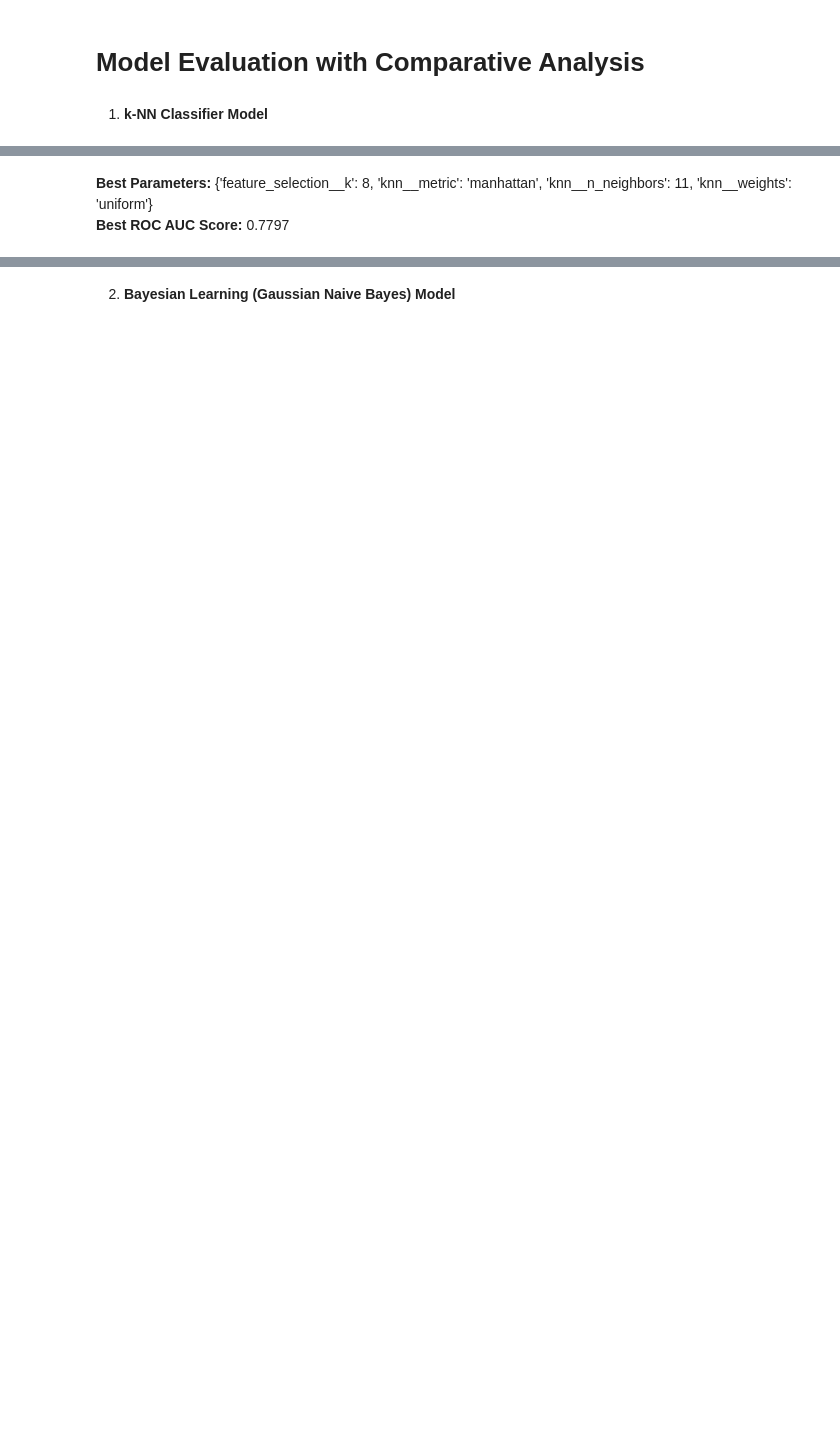
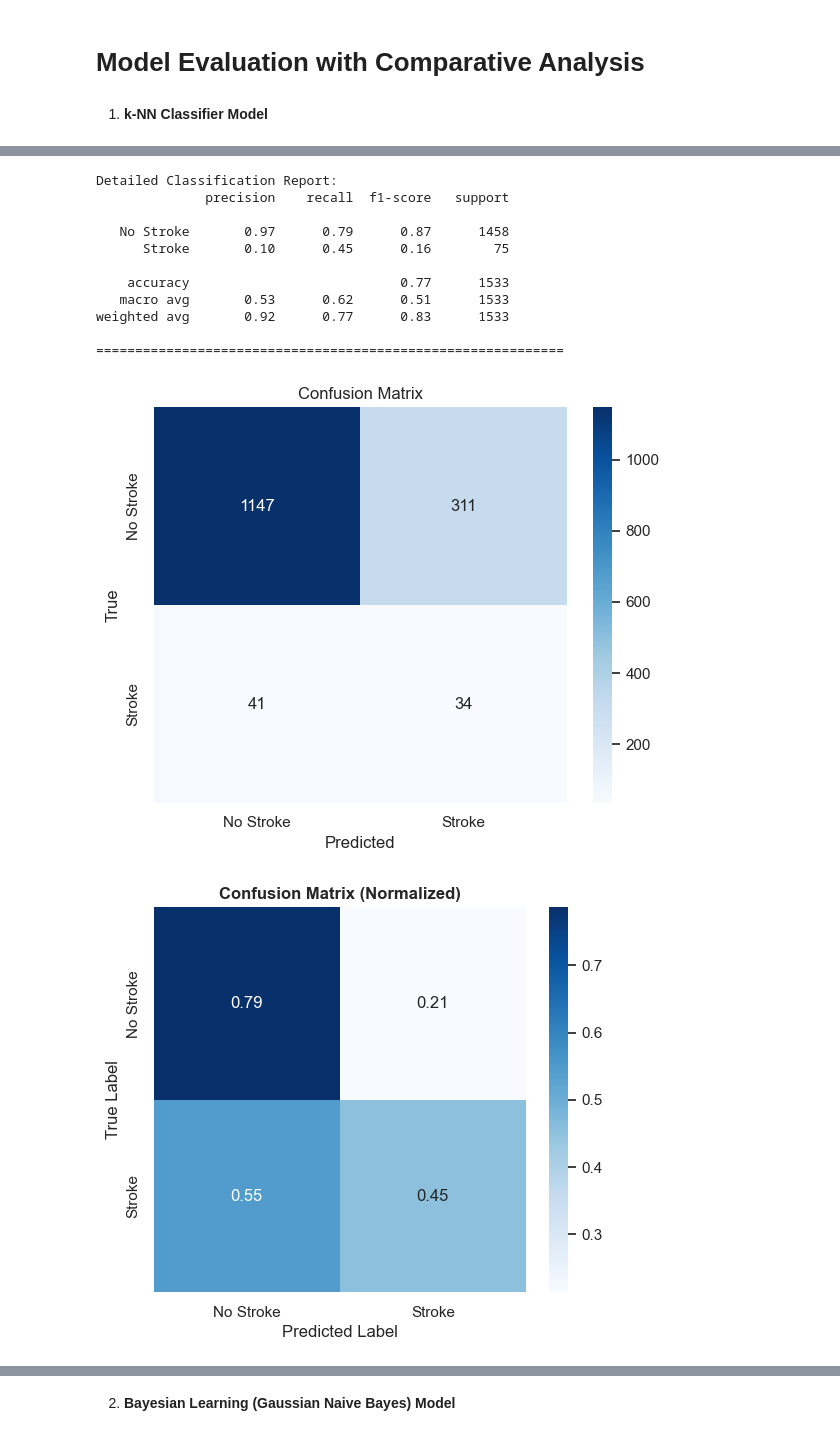
Before and after one commit to anuranjani23/stroke-prediction-model, a Jupyter notebook: stroke-prediction-project/notebooks/03_model_comparison.ipynb, the cells around one changed output, grey strips where cells are left out. Drawn from its saved outputs; the diff is of its cells as text; code cells hidden in the pictures; blank space fills up the shorter version.

```diff
--- a/stroke-prediction-project/notebooks/03_model_comparison.ipynb
+++ b/stroke-prediction-project/notebooks/03_model_comparison.ipynb
@@ -32,2 +144,8 @@ X_train, X_valid, y_train, y_valid = train_test_split(X_temp, y_temp, test_size=
+# %%
+
+X_train = pd.read_csv(os.path.join(BASE_DIR, 'stroke-prediction-project', 'data', 'processed', 'X_train_resampled.csv'))
+y_train = pd.read_csv(os.path.join(BASE_DIR, 'stroke-prediction-project', 'data', 'processed', 'y_train_resampled.csv'))
+X_test = pd.read_csv(os.path.join(BASE_DIR, 'stroke-prediction-project', 'data', 'processed', 'X_test_processed.csv'))
+y_test = pd.read_csv(os.path.join(BASE_DIR, 'stroke-prediction-project', 'data', 'processed', 'y_test.csv'))
 # %% [markdown]
 1. **k-NN Classifier Model**
@@ -180,3 +152,10 @@ Sensitivity and Specificity visualization saved to:
-# %% [markdown]
-**Best Parameters:** {'feature_selection__k': 8, 'knn__metric': 'manhattan', 'knn__n_neighbors': 11, 'knn__weights': 'uniform'}
-**Best ROC AUC Score:** 0.7797
+# %%
+MODEL_PATH = os.path.join(BASE_DIR, 'stroke-prediction-project', 'src', 'models', 'knn_model.pkl')
+
+
+# Step 1: Load model
+with open(MODEL_PATH, 'rb') as file:
+    knn_model = pickle.load(file)
+
+model_evaluator(knn_model, "knn", X_test, y_test)
+# %% [output]
@@ -182,0 +167,13 @@ Sensitivity and Specificity visualization saved to:
+Detailed Classification Report:
+              precision    recall  f1-score   support
+
+   No Stroke       0.97      0.79      0.87      1458
+      Stroke       0.10      0.45      0.16        75
+
+    accuracy                           0.77      1533
+   macro avg       0.53      0.62      0.51      1533
+weighted avg       0.92      0.77      0.83      1533
+
+============================================================
+[figure, added]
+[figure, added]
```
Also changed, not shown: parts of 27 cells of this notebook, 10 other files.
